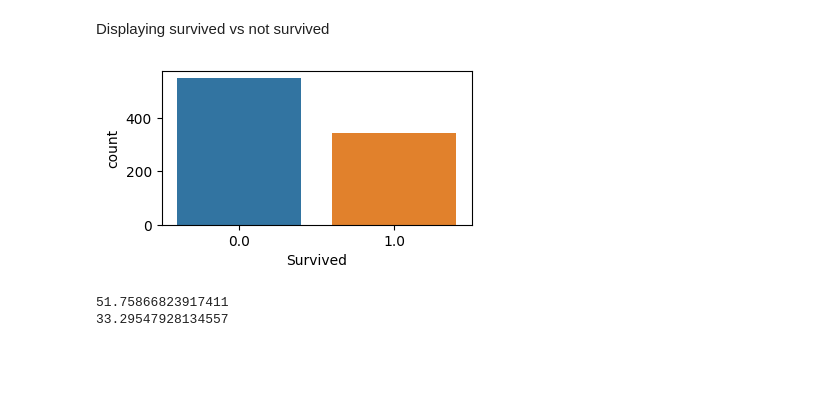
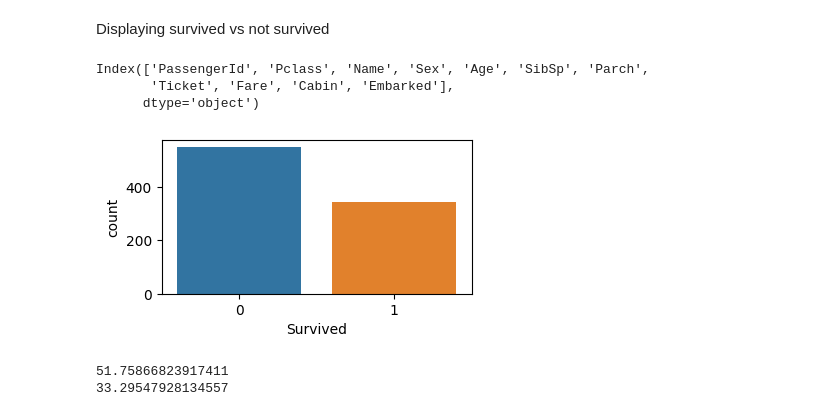
Before and after one commit to venkatesh010196/classification_titanicdata, a Jupyter notebook: classification.ipynb, the cells around one changed output. Saved outputs shown, nothing was run; the diff lists cells and outputs as text; code cells hidden in the pictures; blank space fills up the shorter version.

```diff
--- a/classification.ipynb
+++ b/classification.ipynb
@@ -60,13 +60,19 @@ plt.show()
 [figure]
 # %% [markdown]
 Displaying survived vs not survived
+# %%
+print(df.columns)
+# %% [output]
+Index(['PassengerId', 'Pclass', 'Name', 'Sex', 'Age', 'SibSp', 'Parch',
+       'Ticket', 'Fare', 'Cabin', 'Embarked'],
+      dtype='object')
 # %%
 plt.figure(figsize=(4, 2))
-sb.countplot(x=df['Survived'])
+sb.countplot(x=label)
 
 plt.show()
 # %% [output]
-[figure, old version]
+[figure, new version]
 # %%
 from numpy.core.fromnumeric import mean
 fare_std = df['Fare'].std()
```
Also changed, not shown: parts of 15 cells of this notebook.
